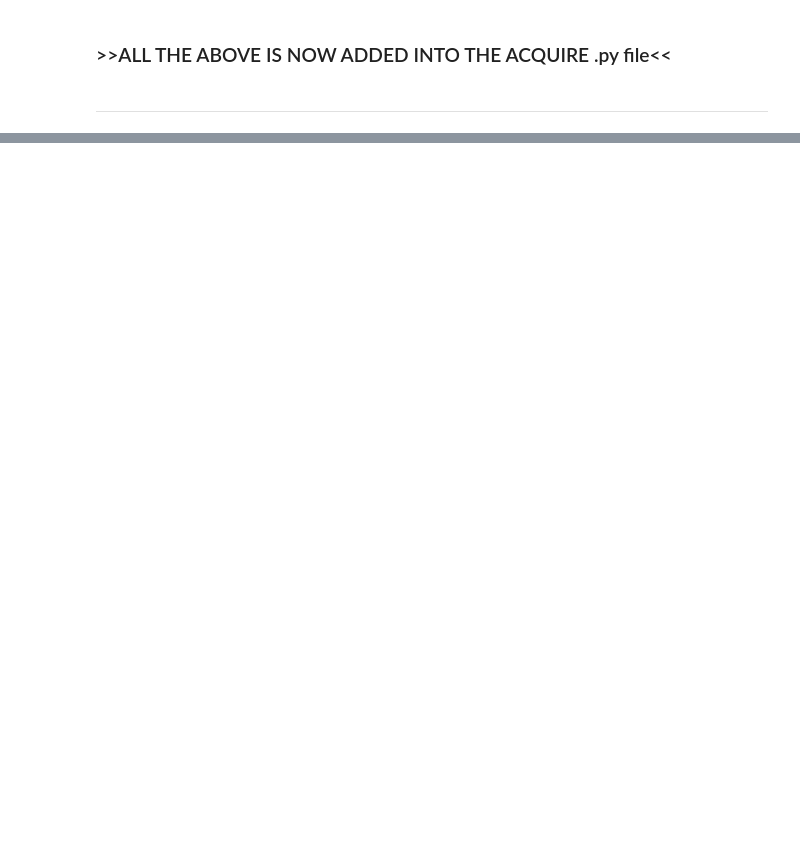
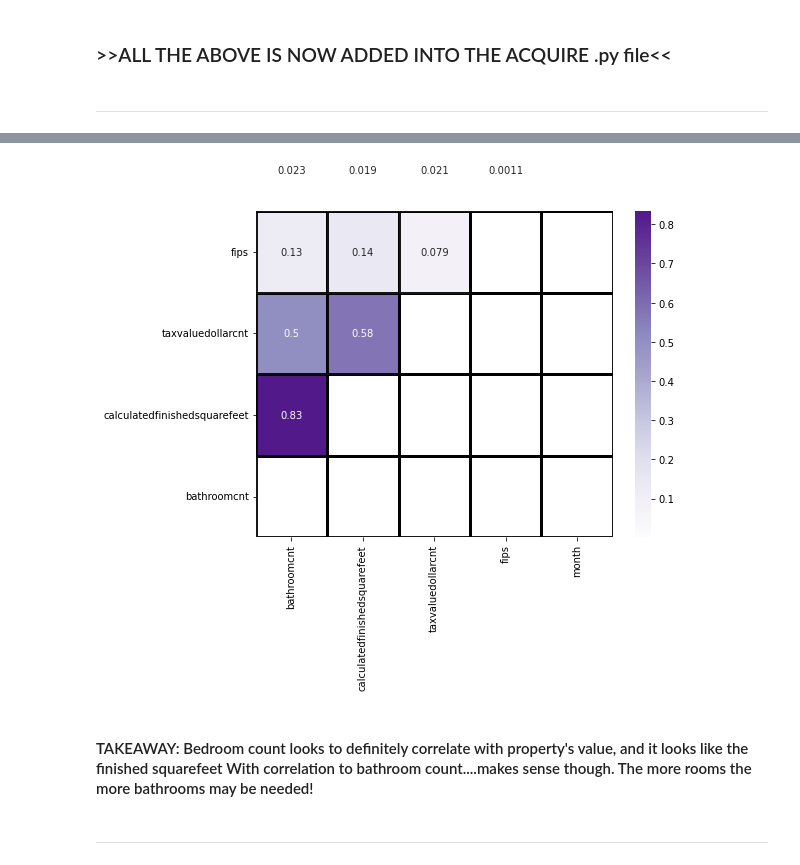
Before and after one commit to jeneyring/Regression_Final_Report, a Jupyter notebook: finalreport_ScratchPad.ipynb, the cells around one changed output, grey strips where cells are left out. Cells and saved outputs as stored; diff of their text form; code cells hidden in the pictures; blank space fills up the shorter version.

```diff
--- a/finalreport_ScratchPad.ipynb
+++ b/finalreport_ScratchPad.ipynb
@@ -511,0 +537,6 @@ ValueError: Could not interpret value `Bedroom_Count` for parameter `x`
+# %%
+#Splitting the data into a train/test split of 80/20
+#Further splits for train/validate of 70/30
+train_validate, test = train_test_split(df, test_size=.2, random_state=123)
+train, validate = train_test_split(train_validate, test_size=.3, random_state=123)
+print(train.shape, validate.shape, test.shape)
@@ -511,0 +673,6 @@ ValueError: Could not interpret value `Bedroom_Count` for parameter `x`
+# %%
+# Let's visualize these coefficient correlations with a heatmap!
+#Creating the correlation matrix for bedroom counts.
+
+bedroom_corr = train.drop(columns=['bedroomcnt']).corr()
+bedroom_corr
@@ -511,0 +686,18 @@ ValueError: Could not interpret value `Bedroom_Count` for parameter `x`
+# %%
+# Pass my correlation matrix to Seaborn's heatmap.
+
+kwargs = {'alpha':.9,'linewidth':3, 'linestyle':'-',
+          'linecolor':'k','rasterized':False, 'edgecolor':'w',
+          'capstyle':'projecting',}
+
+plt.figure(figsize=(8,6))
+sns.heatmap(bedroom_corr, cmap='Purples', annot=True, mask= np.triu(bedroom_corr), **kwargs)
+plt.ylim(0, 4)
+
+plt.show()
+# %% [output]
+[figure, added]
+# %% [markdown]
+#### TAKEAWAY: Bedroom count looks to definitely correlate with property's value, and it looks like the finished squarefeet With correlation to bathroom count....makes sense though. The more rooms the more bathrooms may be needed!
+# %% [markdown]
+___________________________________________________________________________________________________________________
```
Also changed, not shown: parts of 56 cells of this notebook, 2 other files.
